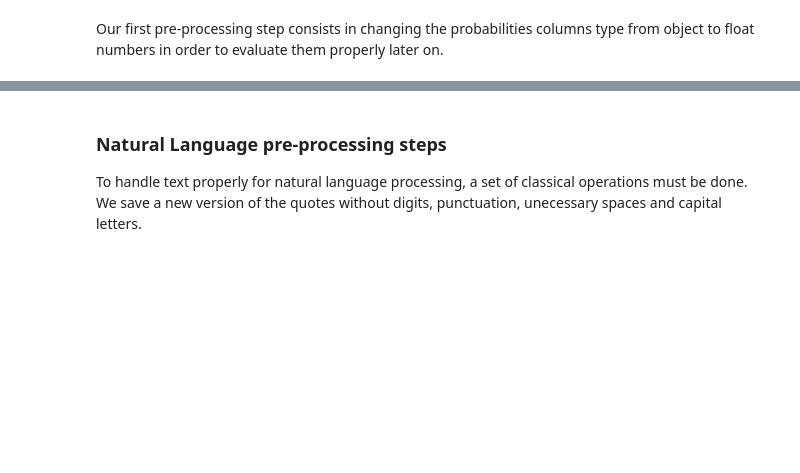
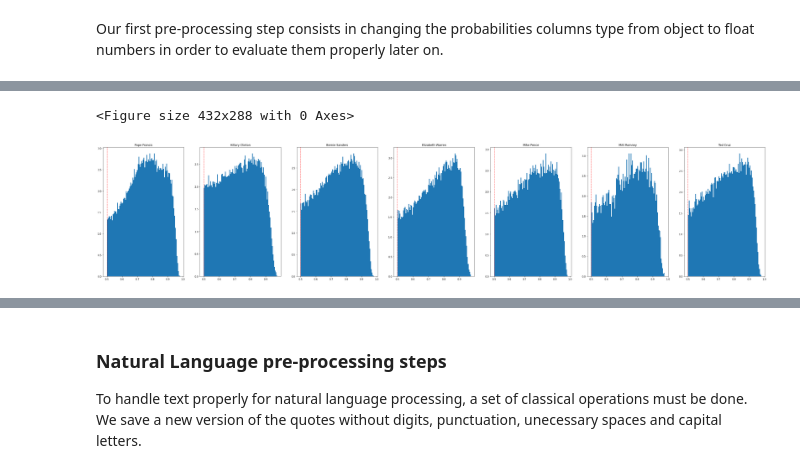
Before and after one commit to paulmoreau40/Applied-Data-Analysis-project-EPFL, a Jupyter notebook: src/final.ipynb, the cells around one changed output, grey strips where cells are left out. Saved outputs shown, nothing was run; the diff lists cells and outputs as text; code cells hidden in the pictures; blank space fills up the shorter version.

```diff
--- a/src/final.ipynb
+++ b/src/final.ipynb
@@ -139,0 +142,19 @@ Text(0.5, 1.0, 'Elizabteh Warren')
+# %%
+speakers = ['Pope Francis','Hillary Clinton','Bernie Sanders',
+            'Elizabeth Warren','Mike Pence','Mitt Romney','Ted Cruz']
+# %%
+plt.figure()
+fig, ax = plt.subplots(nrows = 1, ncols = 7, figsize = (50,10))
+plt.title("Normalized distributions of quotes probabilites per speaker")
+i = 0
+for col in ax:
+    data = new_df.loc[new_df.speaker == speakers[i]].probability
+    col.hist(data, density = True, bins = 100)
+    col.axvline(x = 0.5, color = 'r', linestyle = 'dashed', linewidth = 1)
+    col.title.set_text(speakers[i])
+    i += 1
+
+plt.show()
+# %% [output]
+<Figure size 432x288 with 0 Axes>
+[figure, added]
```
Also changed, not shown: parts of 22 cells of this notebook.
